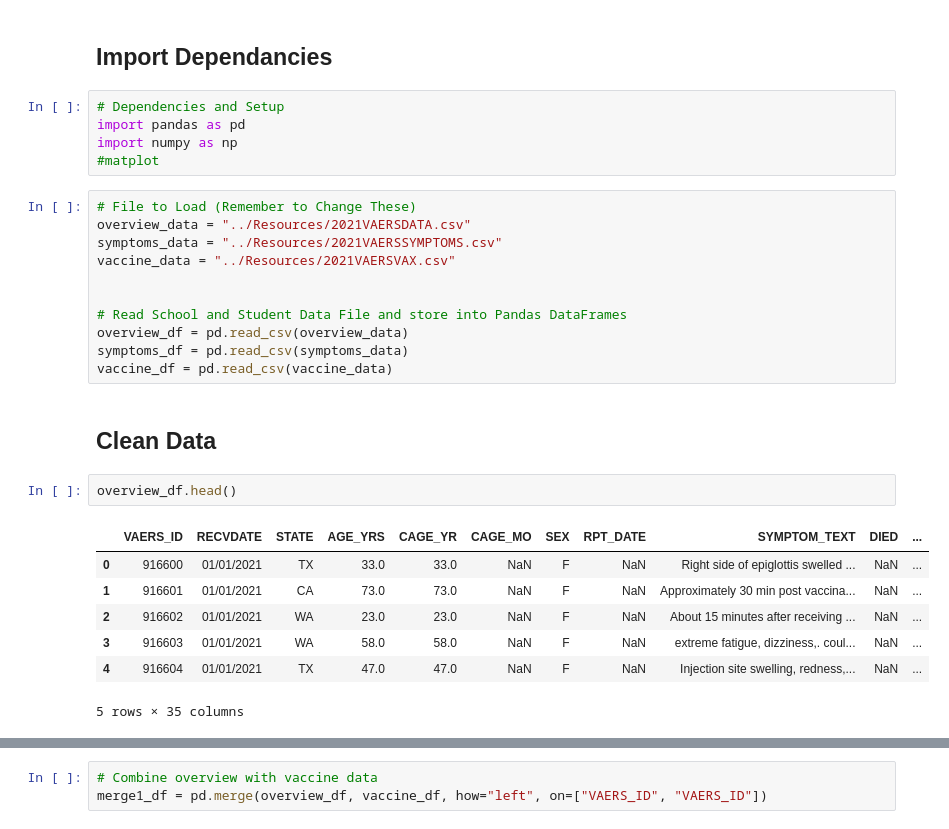
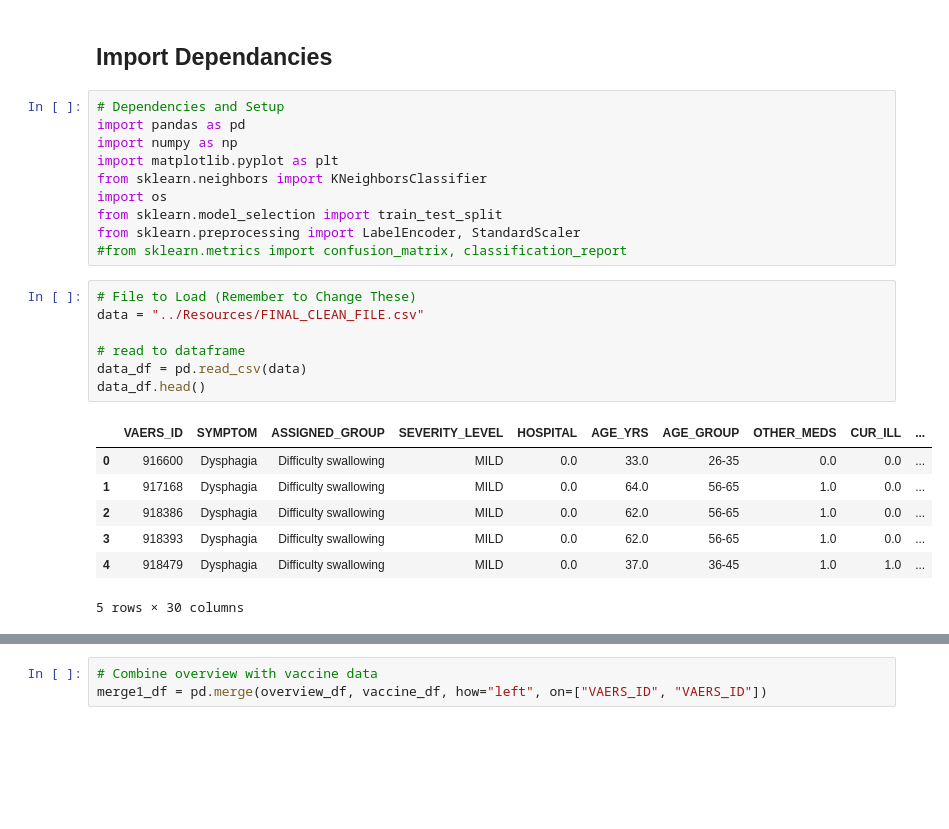
Before and after one commit to D11eleven/Vaccine_Side_Effects_Predictor, a Jupyter notebook: TL/Untitled.ipynb, the cells around one changed output, grey strips where cells are left out. Drawn from its saved outputs; the diff is of its cells as text; blank space fills up the shorter version.

```diff
--- a/TL/Untitled.ipynb
+++ b/TL/Untitled.ipynb
@@ -4,27 +4,24 @@
 # Dependencies and Setup
 import pandas as pd
 import numpy as np
-#matplot
+import matplotlib.pyplot as plt
+from sklearn.neighbors import KNeighborsClassifier
+import os
+from sklearn.model_selection import train_test_split
+from sklearn.preprocessing import LabelEncoder, StandardScaler
+#from sklearn.metrics import confusion_matrix, classification_report
 # %%
 # File to Load (Remember to Change These)
-overview_data = "../Resources/2021VAERSDATA.csv"
-symptoms_data = "../Resources/2021VAERSSYMPTOMS.csv"
-vaccine_data = "../Resources/2021VAERSVAX.csv"
+data = "../Resources/FINAL_CLEAN_FILE.csv"
 
-
-# Read School and Student Data File and store into Pandas DataFrames
-overview_df = pd.read_csv(overview_data)
-symptoms_df = pd.read_csv(symptoms_data)
-vaccine_df = pd.read_csv(vaccine_data)
+# read to dataframe
+data_df = pd.read_csv(data)
+data_df.head()
+# %% [output]
+|  | VAERS_ID | SYMPTOM | ASSIGNED_GROUP | SEVERITY_LEVEL | HOSPITAL | AGE_YRS | AGE_GROUP | OTHER_MEDS | CUR_ILL | ... |
+| 0 | 916600 | Dysphagia | Difficulty swallowing | MILD | 0.0 | 33.0 | 26-35 | 0.0 | 0.0 | ... |
+| 1 | 917168 | Dysphagia | Difficulty swallowing | MILD | 0.0 | 64.0 | 56-65 | 1.0 | 0.0 | ... |
+| 2 | 918386 | Dysphagia | Difficulty swallowing | MILD | 0.0 | 62.0 | 56-65 | 1.0 | 0.0 | ... |
+| 3 | 918393 | Dysphagia | Difficulty swallowing | MILD | 0.0 | 62.0 | 56-65 | 1.0 | 0.0 | ... |
+| 4 | 918479 | Dysphagia | Difficulty swallowing | MILD | 0.0 | 37.0 | 36-45 | 1.0 | 1.0 | ... |
+5 rows × 30 columns
-# %% [markdown]
-## Clean Data
-# %%
-overview_df.head()
-# %% [output]
-|  | VAERS_ID | RECVDATE | STATE | AGE_YRS | CAGE_YR | CAGE_MO | SEX | RPT_DATE | SYMPTOM_TEXT | DIED | ... |
-| 0 | 916600 | 01/01/2021 | TX | 33.0 | 33.0 | NaN | F | NaN | Right side of epiglottis swelled ... | NaN | ... |
-| 1 | 916601 | 01/01/2021 | CA | 73.0 | 73.0 | NaN | F | NaN | Approximately 30 min post vaccina... | NaN | ... |
-| 2 | 916602 | 01/01/2021 | WA | 23.0 | 23.0 | NaN | F | NaN | About 15 minutes after receiving ... | NaN | ... |
-| 3 | 916603 | 01/01/2021 | WA | 58.0 | 58.0 | NaN | F | NaN | extreme fatigue, dizziness,. coul... | NaN | ... |
-| 4 | 916604 | 01/01/2021 | TX | 47.0 | 47.0 | NaN | F | NaN | Injection site swelling, redness,... | NaN | ... |
-5 rows × 35 columns
```
Also changed, not shown: parts of 14 cells of this notebook, 3 other files.
